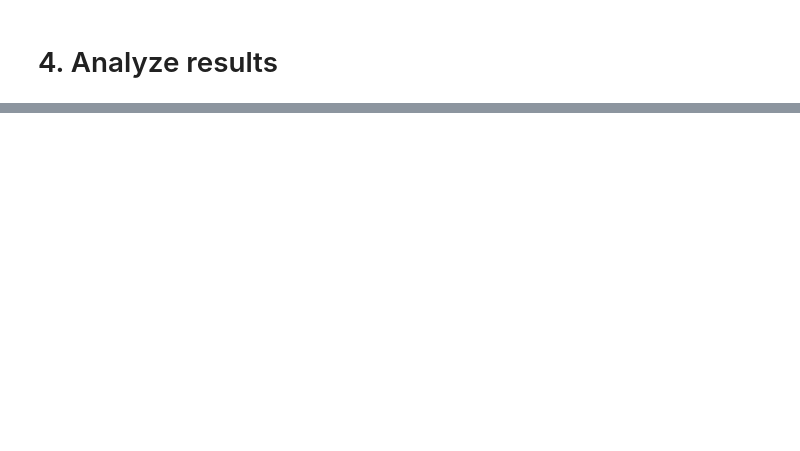
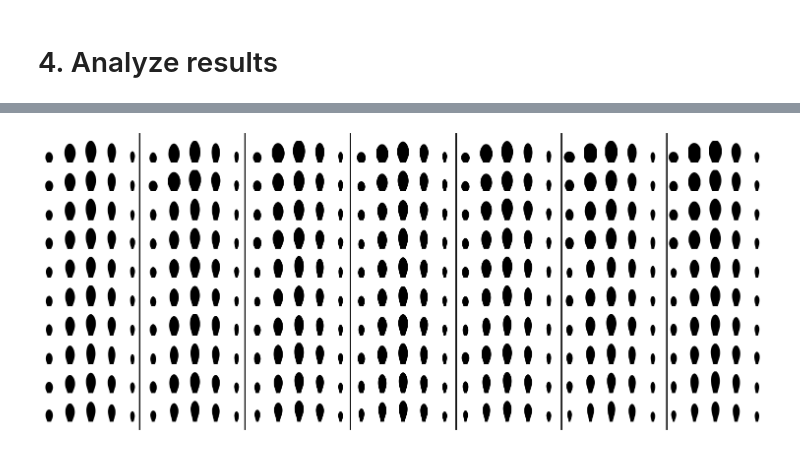
Before and after one commit to DanChitwood/ray_casting_models, a Jupyter notebook: ray_casting_models.ipynb, the cells around one changed output, grey strips where cells are left out. Drawn from its saved outputs; the diff is of its cells as text; code cells hidden in the pictures; blank space fills up the shorter version.

```diff
--- a/ray_casting_models.ipynb
+++ b/ray_casting_models.ipynb
@@ -1352,0 +1471,85 @@ df
+# %%
+# nq_lf_series_3D
+# 0: list of 7 levels, number of leaves
+# 1: list of 10 levels, quantiles
+# 2: list of 5 levels, leaf series
+# 3: a 2D array, landmarks x x/y/z coord vals
+
+xmax_list = []
+for n in range(len(nq_lf_series_3D)):
+    for q in range(len(nq_lf_series_3D[n])):
+        for i in range(len(nq_lf_series_3D[n][q])):
+            xmax_list.append(np.max(nq_lf_series_3D[n][q][i][:,0]))
+xmax = np.max(xmax_list)
+
+xmin_list = []
+for n in range(len(nq_lf_series_3D)):
+    for q in range(len(nq_lf_series_3D[n])):
+        for i in range(len(nq_lf_series_3D[n][q])):
+            xmin_list.append(np.min(nq_lf_series_3D[n][q][i][:,0]))
+xmin = np.min(xmin_list)
+
+ymax_list = []
+for n in range(len(nq_lf_series_3D)):
+    for q in range(len(nq_lf_series_3D[n])):
+        for i in range(len(nq_lf_series_3D[n][q])):
+            ymax_list.append(np.max(nq_lf_series_3D[n][q][i][:,1]))
+ymax = np.max(ymax_list)
+
+ymin_list = []
+for n in range(len(nq_lf_series_3D)):
+    for q in range(len(nq_lf_series_3D[n])):
+        for i in range(len(nq_lf_series_3D[n][q])):
+            ymin_list.append(np.min(nq_lf_series_3D[n][q][i][:,1]))
+ymin = np.min(ymin_list)
+
+nrows = 10 # number of quantiles
+ncols = 7*5 # number of leaf number levels * number of leaves in the series
+
+plt.figure(figsize=(15,6))
+pt_s = 10
+count=1
+
+for q in range(10): # for each quantile
+    for n in range(7): # for each level of leaf number
+        #n_quant_arr = np.zeros((7,10,5,200,2))
+        quant_arr = n_quant_arr[n]
+
+
+        #lf_series_3D = nq_lf_series_3D[n][q] # select the current 3D leaf series
+
+        for i in range(len(lf_series_3D)):
+
+            plt.subplot(nrows,ncols,count)
+            plt.fill(quant_arr[q][i][:,0], quant_arr[q][i][:,1], c="k")
+            #sns.scatterplot(x=lf_series_3D[i][:,0],
+            #                y=lf_series_3D[i][:,1],
+            #                hue=lf_series_3D[i][:,2],
+            #                legend=False,
+            #                linewidth=0,
+            #                palette="inferno",
+            #                s=pt_s,
+            #                hue_norm=(zmin,zmax)
+            #               )
+            plt.xlim(xmin, xmax)
+            plt.ylim(ymin, ymax)
+            plt.gca().set_aspect("equal")
+            plt.axis("off")
+            count+=1
+
+# Add vertical divider lines to the figure
+fig = plt.gcf()
+
+for col in range(5, ncols, 5):
+    x = col / ncols  # normalized figure coordinate
+    line = mlines.Line2D(
+        [x, x], [0, 1],  # from bottom to top
+        transform=fig.transFigure,  # in figure coordinates
+        color='black',
+        linewidth=2
+    )
+    fig.add_artist(line)
+
+plt.tight_layout()
+# %% [output]
+[figure, added]
```
Also changed, not shown: parts of 18 cells of this notebook.
